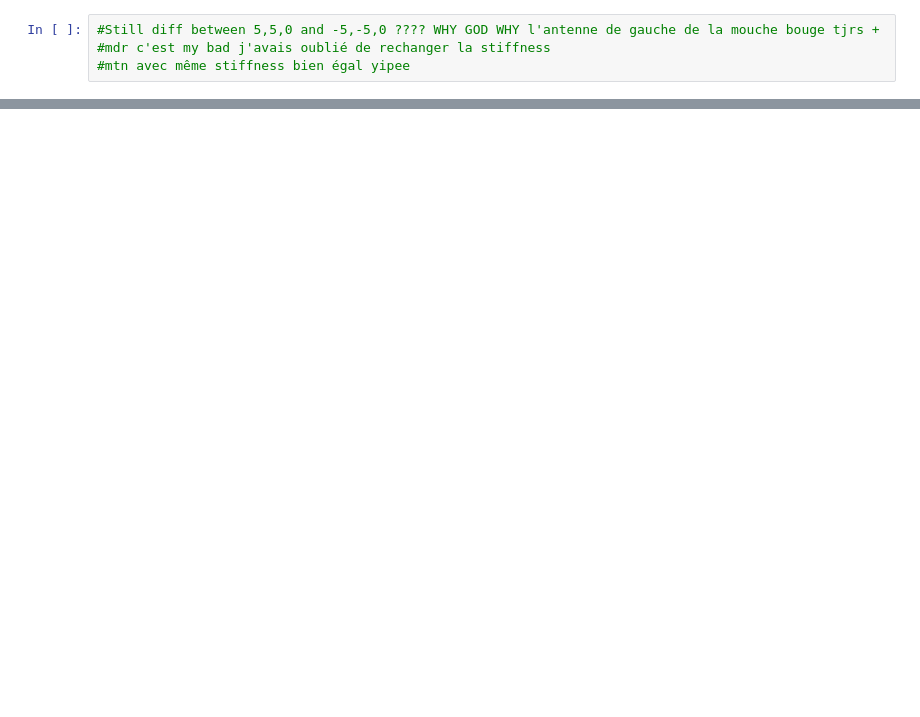
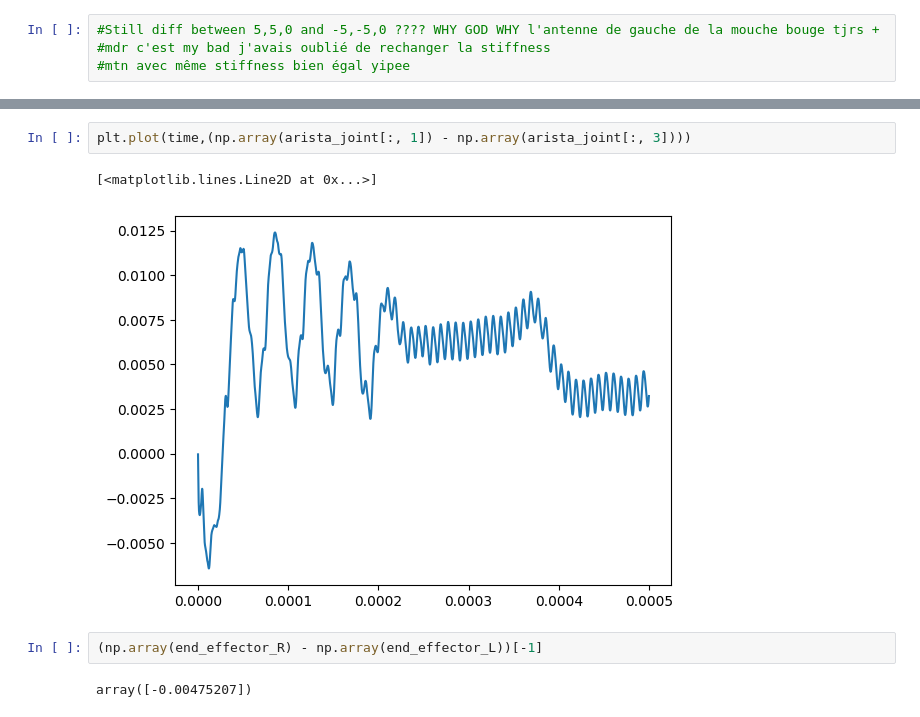
Before and after one commit to Nekoemy/CoBAR_wind_sensing, a Jupyter notebook: FindBias.ipynb, the cells around one changed output, grey strips where cells are left out. Drawn from its saved outputs; the diff is of its cells as text; blank space fills up the shorter version.

```diff
--- a/FindBias.ipynb
+++ b/FindBias.ipynb
@@ -391,0 +431,9 @@ plt.plot(time,(np.array(end_effector_R) - np.array(end_effector_L))) #0.30 max d
+# %%
+plt.plot(time,(np.array(arista_joint[:, 1]) - np.array(arista_joint[:, 3])))
+# %% [output]
+[<matplotlib.lines.Line2D at 0x...>]
+[figure, added]
+# %%
+(np.array(end_effector_R) - np.array(end_effector_L))[-1]
+# %% [output]
+array([-0.00475207])
```
Also changed, not shown: parts of 13 cells of this notebook.
